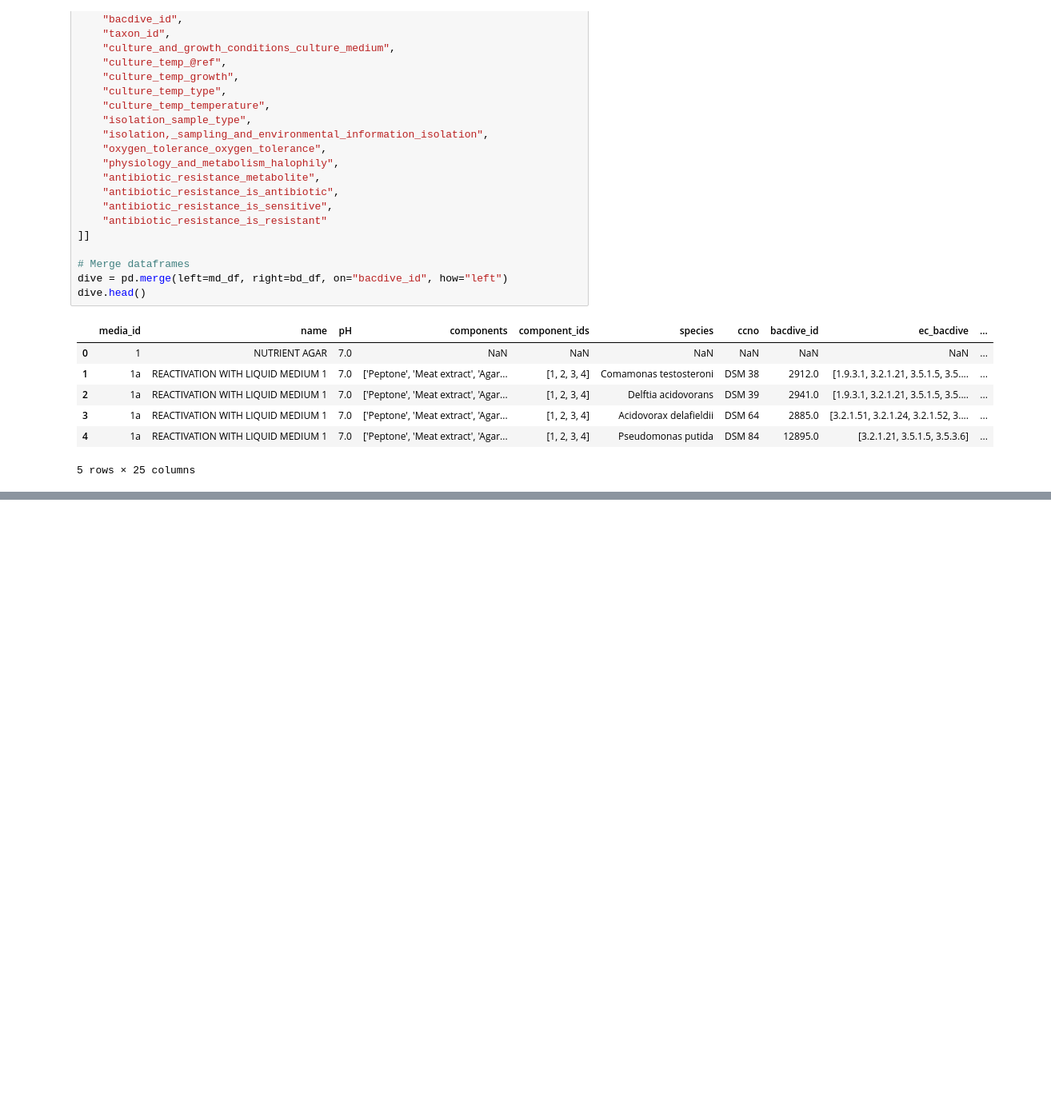
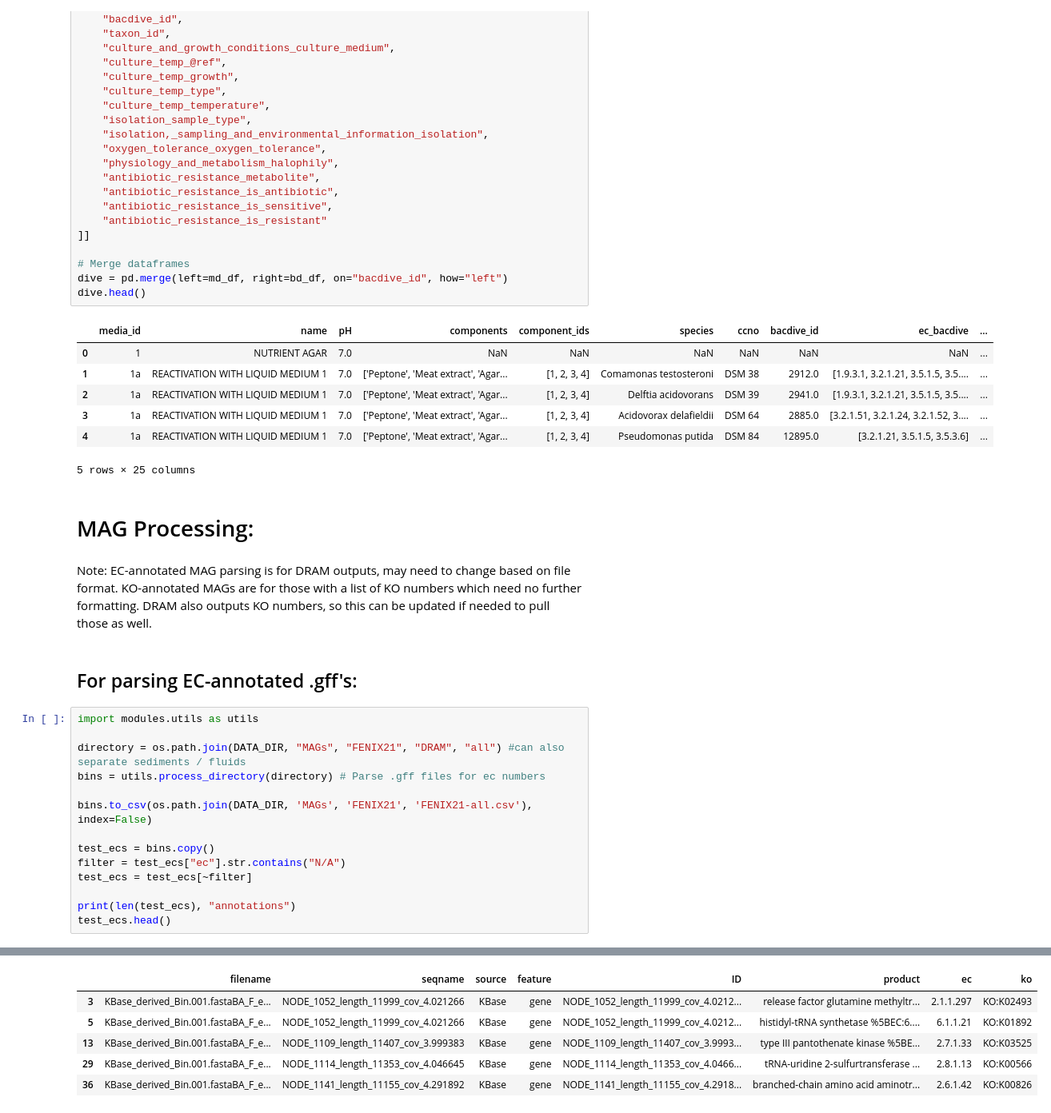
Before and after one commit to giovannellilab/media-prediction, a Jupyter notebook: notebooks/01-Data.ipynb, the cells around one changed output, grey strips where cells are left out. Shown at 80% size. Saved outputs shown, nothing was run; the diff lists cells and outputs as text; blank space fills up the shorter version.

```diff
--- a/notebooks/01-Data.ipynb
+++ b/notebooks/01-Data.ipynb
@@ -605,3 +609,24 @@ dive.head()
 | 3 | 1a | REACTIVATION WITH LIQUID MEDIUM 1 | 7.0 | ['Peptone', 'Meat extract', 'Agar... | [1, 2, 3, 4] | Acidovorax delafieldii | DSM 64 | 2885.0 | [3.2.1.51, 3.2.1.24, 3.2.1.52, 3.... | ... |
 | 4 | 1a | REACTIVATION WITH LIQUID MEDIUM 1 | 7.0 | ['Peptone', 'Meat extract', 'Agar... | [1, 2, 3, 4] | Pseudomonas putida | DSM 84 | 12895.0 | [3.2.1.21, 3.5.1.5, 3.5.3.6] | ... |
 5 rows × 25 columns
+# %% [markdown]
+# MAG Processing:
+# %% [markdown]
+Note: EC-annotated MAG parsing is for DRAM outputs, may need to change based on file format. KO-annotated MAGs are for those with a list of KO numbers which need no further formatting. DRAM also outputs KO numbers, so this can be updated if needed to pull those as well.
+# %% [markdown]
+## For parsing EC-annotated .gff's:
+# %%
+import modules.utils as utils
+
+directory = os.path.join(DATA_DIR, "MAGs", "FENIX21", "DRAM", "all") #can also separate sediments / fluids
+bins = utils.process_directory(directory) # Parse .gff files for ec numbers
+
+bins.to_csv(os.path.join(DATA_DIR, 'MAGs', 'FENIX21', 'FENIX21-all.csv'), index=False)
+
+test_ecs = bins.copy()
+filter = test_ecs["ec"].str.contains("N/A")
+test_ecs = test_ecs[~filter]
+
+print(len(test_ecs), "annotations")
+test_ecs.head()
+# %% [output]
@@ -607,0 +650,6 @@ dive.head()
+|  | filename | seqname | source | feature | ID | product | ec | ko |
+| 3 | KBase_derived_Bin.001.fastaBA_F_e... | NODE_1052_length_11999_cov_4.021266 | KBase | gene | NODE_1052_length_11999_cov_4.0212... | release factor glutamine methyltr... | 2.1.1.297 | KO:K02493 |
+| 5 | KBase_derived_Bin.001.fastaBA_F_e... | NODE_1052_length_11999_cov_4.021266 | KBase | gene | NODE_1052_length_11999_cov_4.0212... | histidyl-tRNA synthetase %5BEC:6.... | 6.1.1.21 | KO:K01892 |
+| 13 | KBase_derived_Bin.001.fastaBA_F_e... | NODE_1109_length_11407_cov_3.999383 | KBase | gene | NODE_1109_length_11407_cov_3.9993... | type III pantothenate kinase %5BE... | 2.7.1.33 | KO:K03525 |
+| 29 | KBase_derived_Bin.001.fastaBA_F_e... | NODE_1114_length_11353_cov_4.046645 | KBase | gene | NODE_1114_length_11353_cov_4.0466... | tRNA-uridine 2-sulfurtransferase ... | 2.8.1.13 | KO:K00566 |
+| 36 | KBase_derived_Bin.001.fastaBA_F_e... | NODE_1141_length_11155_cov_4.291892 | KBase | gene | NODE_1141_length_11155_cov_4.2918... | branched-chain amino acid aminotr... | 2.6.1.42 | KO:K00826 |
```
Also changed, not shown: parts of 9 cells of this notebook, 21 other files.
